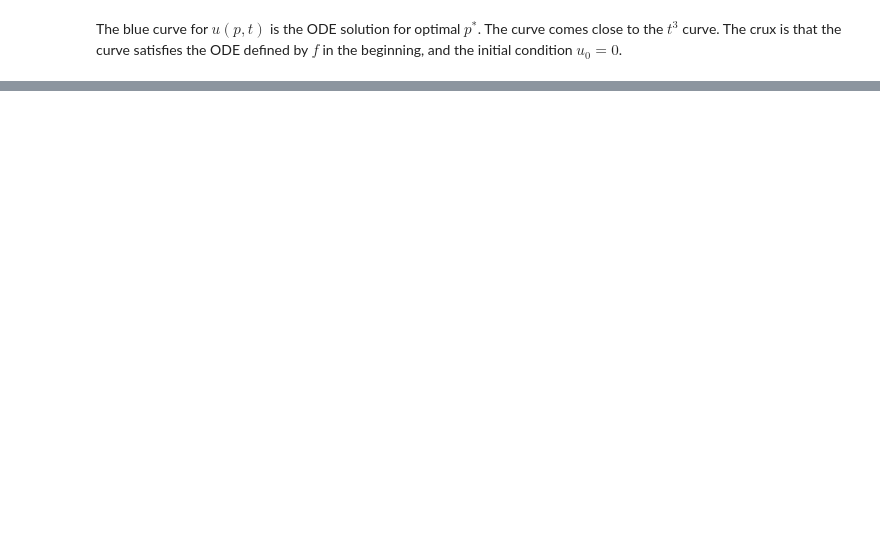
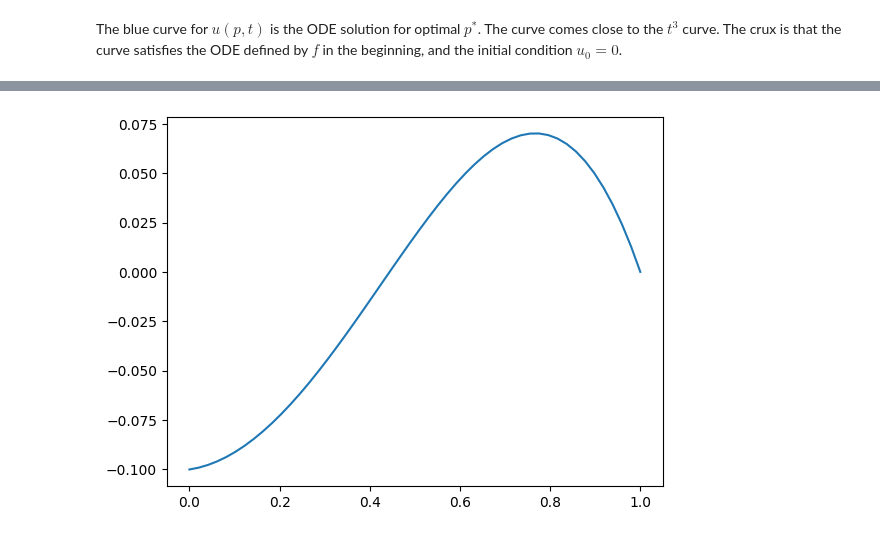
Before and after one commit to tomasruizt/Code-Along, a Jupyter notebook: matrix-calculus/11.3 Forward & Reverse-mode "Adjoint" Differentation through an ODE solution.ipynb, the cells around one changed output, grey strips where cells are left out. Drawn from its saved outputs; the diff is of its cells as text; code cells hidden in the pictures; blank space fills up the shorter version.

```diff
--- a/matrix-calculus/11.3 Forward & Reverse-mode "Adjoint" Differentation through an ODE solution.ipynb
+++ b/matrix-calculus/11.3 Forward & Reverse-mode "Adjoint" Differentation through an ODE solution.ipynb
@@ -212,0 +270,6 @@ The blue curve for $u(p, t)$ is the ODE solution for optimal $p^*$. The curve co
+# %%
+def plot_v(p):
+    ts, us, vs = v(p)
+    plt.plot(ts, vs)
+
+plot_v(p0)
@@ -212,0 +310,4 @@ The blue curve for $u(p, t)$ is the ODE solution for optimal $p^*$. The curve co
+# %%
+plot_v(p)
+# %% [output]
+[figure, added]
```
Also changed, not shown: parts of 25 cells of this notebook.
